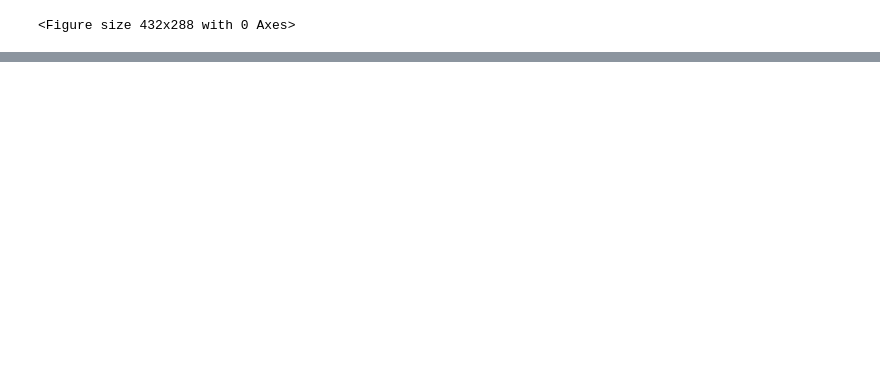
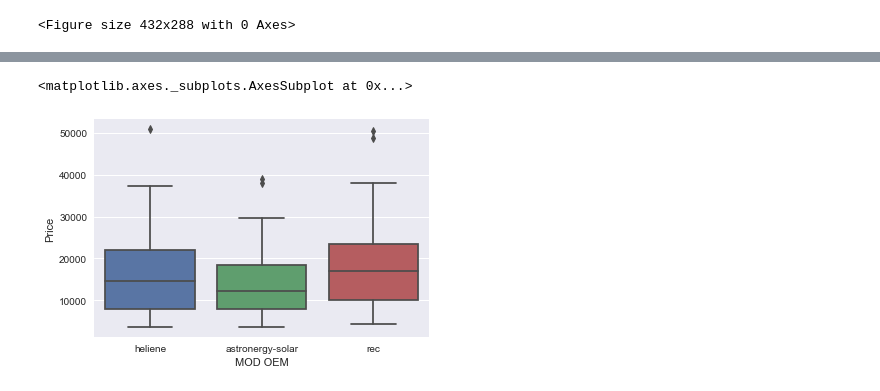
Before and after one commit to tahentx/gridshift, a Jupyter notebook: hardwarecosts.ipynb, the cells around one changed output, grey strips where cells are left out. Drawn from its saved outputs; the diff is of its cells as text; code cells hidden in the pictures; blank space fills up the shorter version.

Commit message:
more data cleaning and eda

```diff
--- a/hardwarecosts.ipynb
+++ b/hardwarecosts.ipynb
@@ -168,0 +163,2 @@ def get_module_quantity(modules):
+# %%
+df['Module Qty'] = df['Modules'].apply(get_module_quantity)
@@ -168,0 +179,2 @@ def get_module_quantity(modules):
+# %%
+df = df.rename(columns=lambda x: x.strip())
@@ -168,0 +213,5 @@ def get_module_quantity(modules):
+# %%
+sns.boxplot(x='MOD OEM',y='Price',data=df)
+# %% [output]
+<matplotlib.axes._subplots.AxesSubplot at 0x...>
+[figure, added]
```
Also changed, not shown: parts of 16 cells of this notebook.
